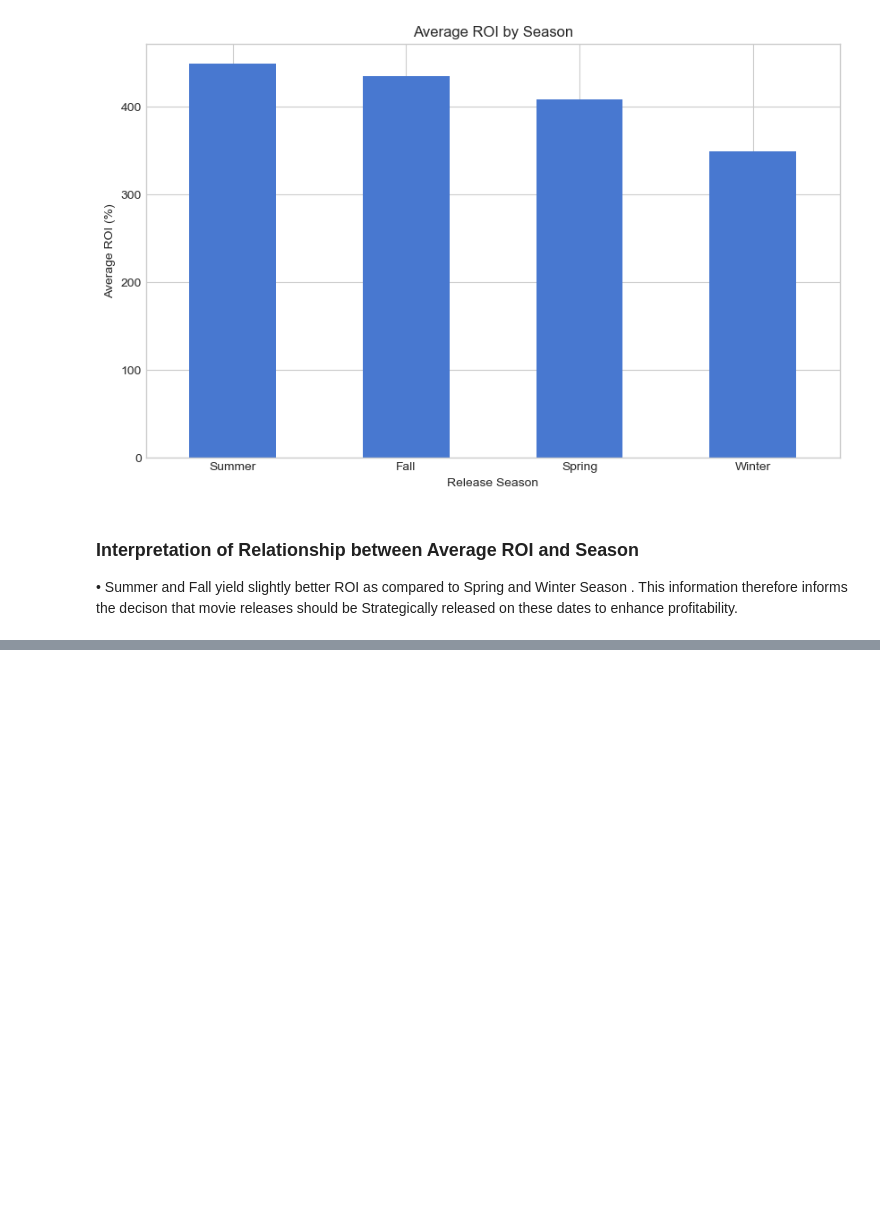
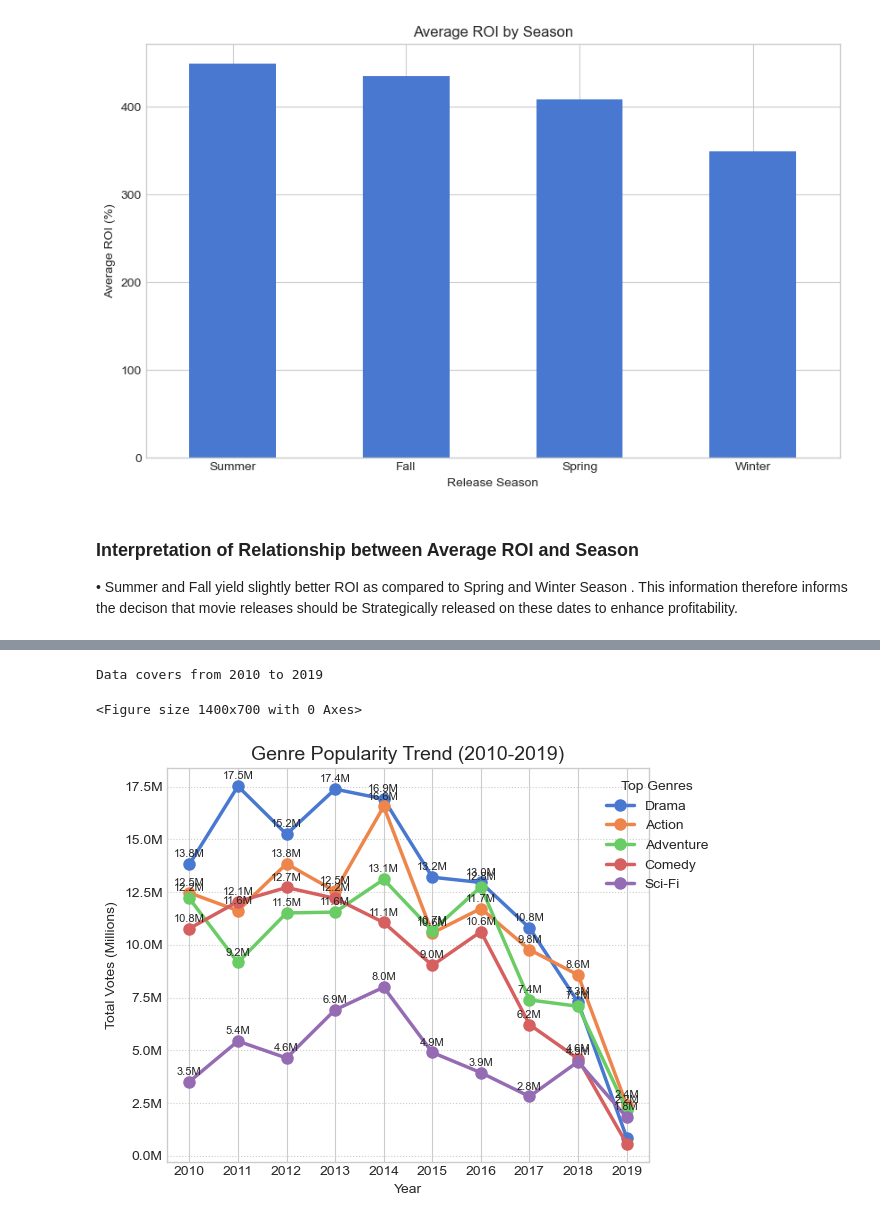
Before and after one commit to Marilyn2961/Box-Office-Performance-Analysis, a Jupyter notebook: Box_Office_Performance_Analysis.ipynb, the cells around one changed output, grey strips where cells are left out. Drawn from its saved outputs; the diff is of its cells as text; code cells hidden in the pictures; blank space fills up the shorter version.

```diff
--- a/Box_Office_Performance_Analysis.ipynb
+++ b/Box_Office_Performance_Analysis.ipynb
@@ -1245,0 +1474,50 @@ plt.show()
+# %%
+# Verify the actual year range in your data
+print(f"Data covers from {df1['start_year'].min()} to {df1['start_year'].max()}")
+
+# Filter for the correct timeframe (2014-2019)
+trend_data = (
+    df1[df1['start_year'].between(2010, 2019)]
+    .assign(genres=lambda x: x['genres'].str.split(','))
+    .explode('genres')
+    .groupby(['start_year', 'genres'])
+    ['numvotes'].sum()
+    .unstack()
+    [popularity.head(5)['genres']]  # Top 5 genres
+)
+
+# Sort years in ascending order for proper plotting
+trend_data = trend_data.sort_index()
+
+# Plot with corrected orientation
+plt.figure(figsize=(14, 7))
+ax = trend_data.plot(marker='o', linewidth=2.5, markersize=8)
+
+# Add proper data labels
+for genre in trend_data.columns:
+    for year, votes in trend_data[genre].items():
+        if votes > trend_data[genre].max() * 0.1:  # Only label significant values
+            ax.annotate(f'{votes/1e6:.1f}M',
+                       (year, votes),
+                       textcoords="offset points",
+                       xytext=(0,5),
+                       ha='center',
+                       fontsize=8)
+
+plt.title(f'Genre Popularity Trend ({trend_data.index.min()}-{trend_data.index.max()})', fontsize=14)
+plt.ylabel('Total Votes (Millions)')
+plt.xlabel('Year')
+plt.xticks(trend_data.index)  # Ensure all years are shown
+plt.gca().yaxis.set_major_formatter(plt.FuncFormatter(lambda x, _: f"{x/1e6:.1f}M"))
+plt.grid(axis='y', linestyle=':')
+plt.legend(title='Top Genres', bbox_to_anchor=(1.15, 1))
+plt.tight_layout()
+
+#Export the Graph
+plt.savefig( "Images/Genre.Votes.png",  dpi=500, bbox_inches="tight", facecolor='white',  transparent=False)
+
+plt.show()
+# %% [output]
+Data covers from 2010 to 2019
+<Figure size 1400x700 with 0 Axes>
+[figure, added]
```
Also changed, not shown: parts of 12 cells of this notebook.
